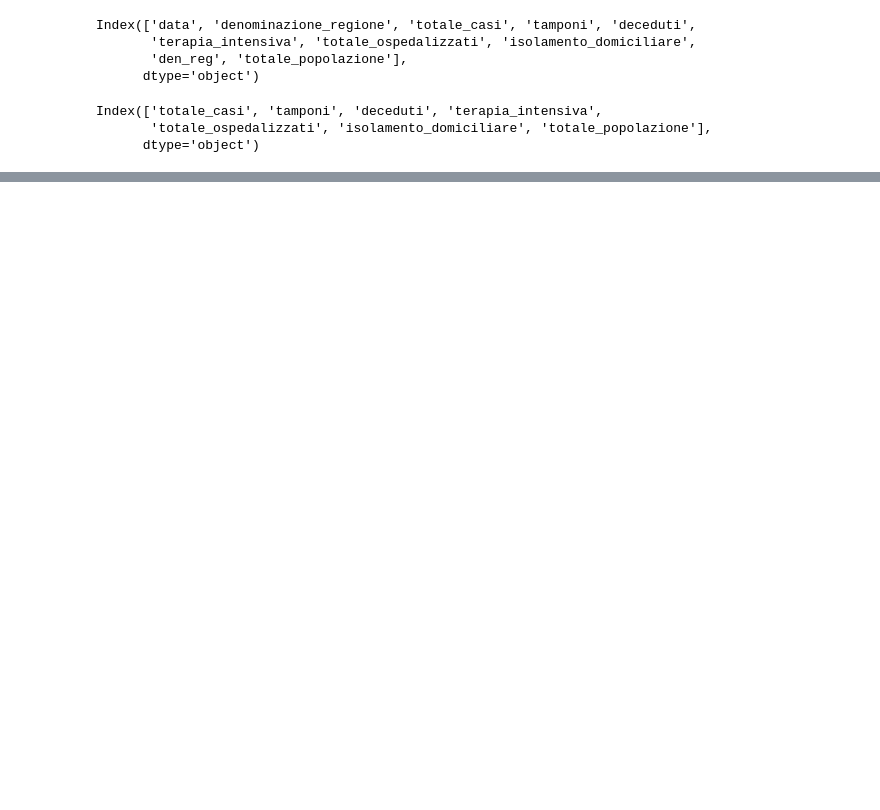
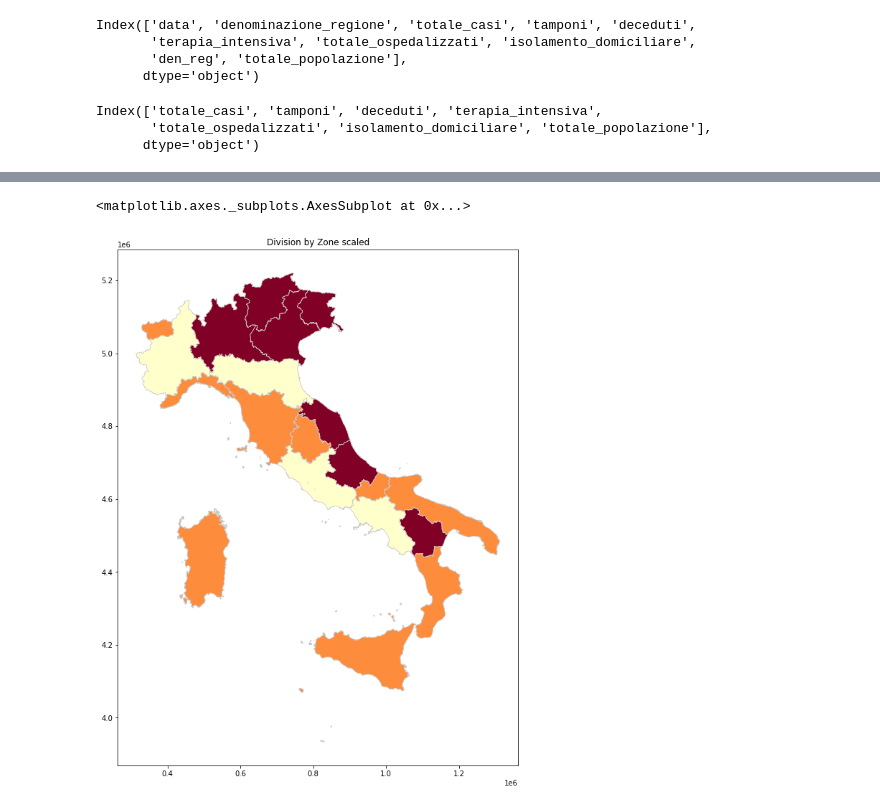
Before and after one commit to iacopoerpichini/AAGM, a Jupyter notebook: Erpichini.ipynb, the cells around one changed output, grey strips where cells are left out. Cells and saved outputs as stored; diff of their text form; code cells hidden in the pictures; blank space fills up the shorter version.

```diff
--- a/Erpichini.ipynb
+++ b/Erpichini.ipynb
@@ -849,6 +858,7 @@ Index(['data', 'denominazione_regione', 'totale_casi', 'tamponi', 'deceduti',
 # discard the column "data", "denominazione_regione" and "den_reg" for made k-means on other column
 regions = list(k_data.denominazione_regione)
 k_data = k_data.drop(columns=["data", "denominazione_regione", "den_reg"])
+k_data_scaled = k_data.copy()
 print(k_data.columns)
 # display(k_data)
 # %% [output]
@@ -922,0 +915,42 @@ da commentare
+# %%
+TEST = 1 # u can change it !!!
+if TEST == 1:
+    k_data_scaled = k_data_scaled[['totale_casi', 'tamponi', 'deceduti','totale_popolazione',
+                     'terapia_intensiva', 'totale_ospedalizzati',
+            'isolamento_domiciliare']].div(k_data_scaled.totale_popolazione, axis=0)
+elif TEST == 2:
+        k_data_scaled = k_data_scaled[['totale_casi', 'tamponi', 'deceduti','totale_popolazione',
+                     'terapia_intensiva', 'totale_ospedalizzati',
+            'isolamento_domiciliare']].div(k_data_scaled.totale_casi, axis=0)
+# %%
+k_data_scaled = k_data_scaled.drop(columns=["totale_casi","totale_popolazione","tamponi"])
+# %%
+# transform data to numpy array
+numpy_data = k_data_scaled.to_numpy()
+
+# normalization of data  (x -mu)/sigma^2
+# (https://scikit-learn.org/stable/modules/generated/sklearn.preprocessing.StandardScaler.html=)
+scaler = StandardScaler()
+scaler.fit(numpy_data)
+scaler.transform(numpy_data)
+
+# uses kmeans from sklearn 3 cluster that represent the zone in italy: yellow-orange-red
+kmeans = KMeans(n_clusters=3, random_state=0).fit(numpy_data)
+labels = kmeans.labels_ # labels = zones
+
+# construct a df with denominazione regione saved before and labels of zones
+data_frame = pd.DataFrame(data= {"denominazione_regione": regions, "labels": labels})
+geometry_regions = geometry_regions.sort_values(by=['DEN_REG'])
+
+# merge labels with geometry info about region for heatmap
+heatmap = pd.merge(geometry_regions, data_frame,  left_on=  ['DEN_REG'],
+                   right_on= ['denominazione_regione'])
+
+# Heatmap of italy zones
+fig, ax = plt.subplots(1, figsize=(10, 18))
+ax.set_title("Division by Zone scaled")
+# plot the graph
+heatmap.plot(column="labels", cmap="YlOrRd", linewidth=0.8, ax=ax, edgecolor="0.8")
+# %% [output]
+<matplotlib.axes._subplots.AxesSubplot at 0x...>
+[figure, added]
```
Also changed, not shown: parts of 39 cells of this notebook.
